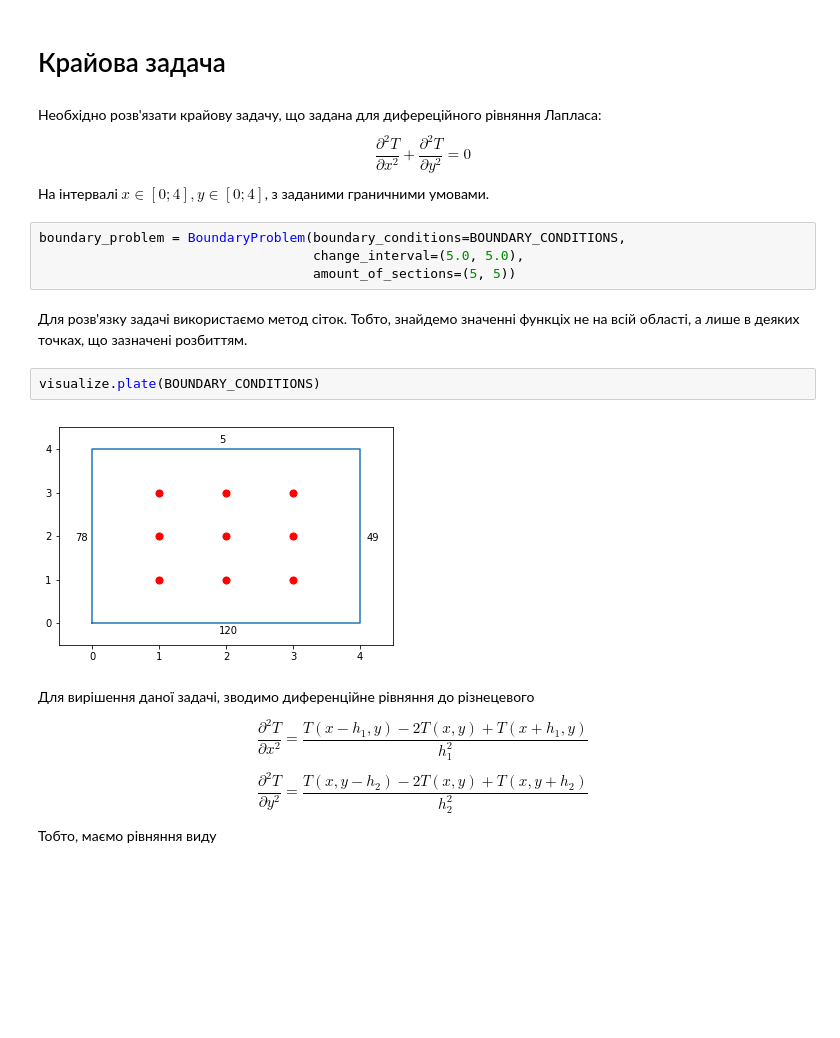
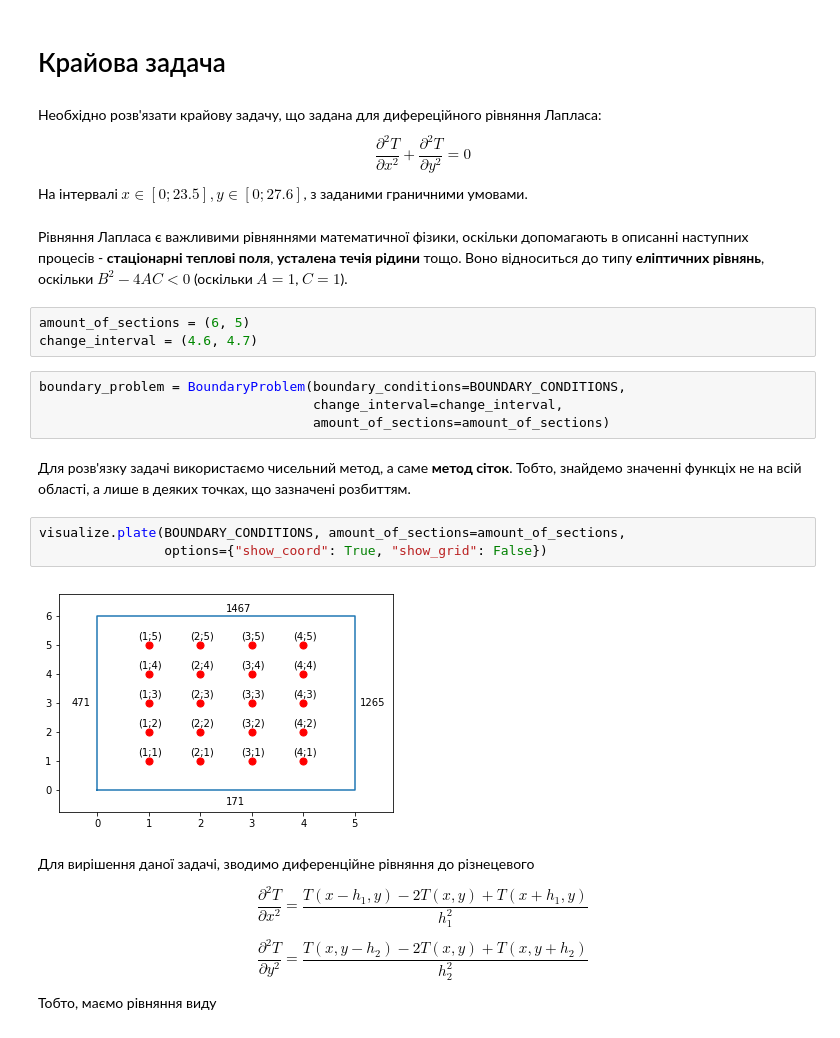
Before and after one commit to Vashanin/BoundaryProblem, a Jupyter notebook: launcher.ipynb, the cells around one changed output. Cells and saved outputs as stored; diff of their text form; blank space fills up the shorter version.

```diff
--- a/launcher.ipynb
+++ b/launcher.ipynb
@@ -9,17 +9,24 @@ import visualize
 # %% [markdown]
 Необхідно розв'язати крайову задачу, що задана для дифереційного рівняння Лапласа:
 $$\frac{\partial^2 T}{\partial x^2} + \frac{\partial^2 T}{\partial y^2} = 0$$
-На інтервалі $x \in [0; 4], y \in [0; 4]$, з заданими граничними умовами.
+На інтервалі $x \in [0; 23.5], y \in [0; 27.6]$, з заданими граничними умовами.
+# %% [markdown]
+Рівняння Лапласа є важливими рівняннями математичної фізики, оскільки допомагають в описанні наступних процесів - __стаціонарні теплові поля__, __усталена течія рідини__ тощо.
+Воно відноситься до типу __еліптичних рівнянь__, оскільки $B^2-4AC<0$ (оскільки $A=1$, $C=1$).
+# %%
+amount_of_sections = (6, 5)
+change_interval = (4.6, 4.7)
 # %%
 boundary_problem = BoundaryProblem(boundary_conditions=BOUNDARY_CONDITIONS,
-                                   change_interval=(5.0, 5.0),
-                                   amount_of_sections=(5, 5))
+                                   change_interval=change_interval,
+                                   amount_of_sections=amount_of_sections)
 # %% [markdown]
-Для розв'язку задачі використаємо метод сіток. Тобто, знайдемо значенні функціх не на всій області, а лише в деяких точках, що зазначені розбиттям.
+Для розв'язку задачі використаємо чисельний метод, а саме __метод сіток__. Тобто, знайдемо значенні функціх не на всій області, а лише в деяких точках, що зазначені розбиттям.
 # %%
-visualize.plate(BOUNDARY_CONDITIONS)
+visualize.plate(BOUNDARY_CONDITIONS, amount_of_sections=amount_of_sections,
+                options={"show_coord": True, "show_grid": False})
 # %% [output]
-[figure, old version]
+[figure, new version]
 # %% [markdown]
 Для вирішення даної задачі, зводимо диференційне рівняння до різнецевого
 
```
Also changed, not shown: parts of 9 cells of this notebook, 3 other files.
